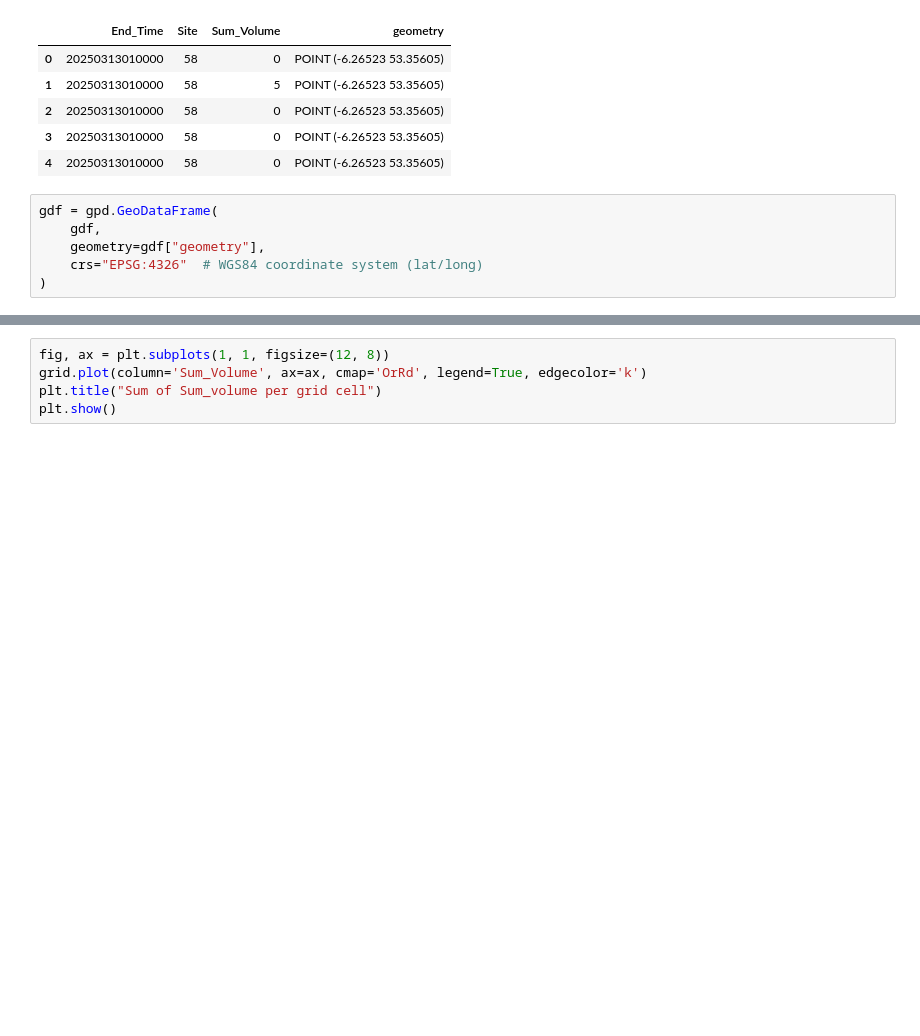
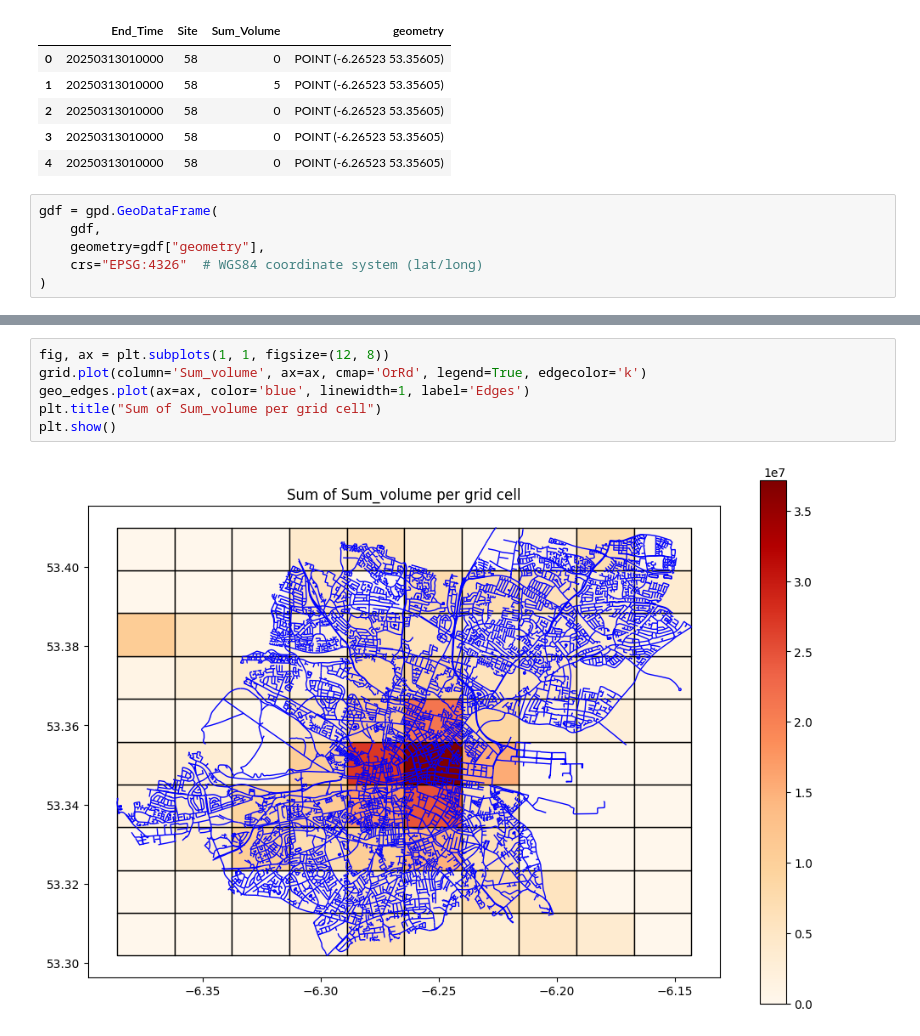
Before and after one commit to kirva123/Hackathon2025, a Jupyter notebook: Regional.ipynb, the cells around one changed output, grey strips where cells are left out. Cells and saved outputs as stored; diff of their text form; blank space fills up the shorter version.

```diff
--- a/Regional.ipynb
+++ b/Regional.ipynb
@@ -149,5 +145,8 @@ MemoryError: Unable to allocate 310. MiB for an array with shape (3, 13549486) a
 # %%
 fig, ax = plt.subplots(1, 1, figsize=(12, 8))
-grid.plot(column='Sum_Volume', ax=ax, cmap='OrRd', legend=True, edgecolor='k')
+grid.plot(column='Sum_volume', ax=ax, cmap='OrRd', legend=True, edgecolor='k')
+geo_edges.plot(ax=ax, color='blue', linewidth=1, label='Edges')
 plt.title("Sum of Sum_volume per grid cell")
 plt.show()
+# %% [output]
+[figure, added]
```
Also changed, not shown: parts of 4 cells of this notebook, 6 other files.
